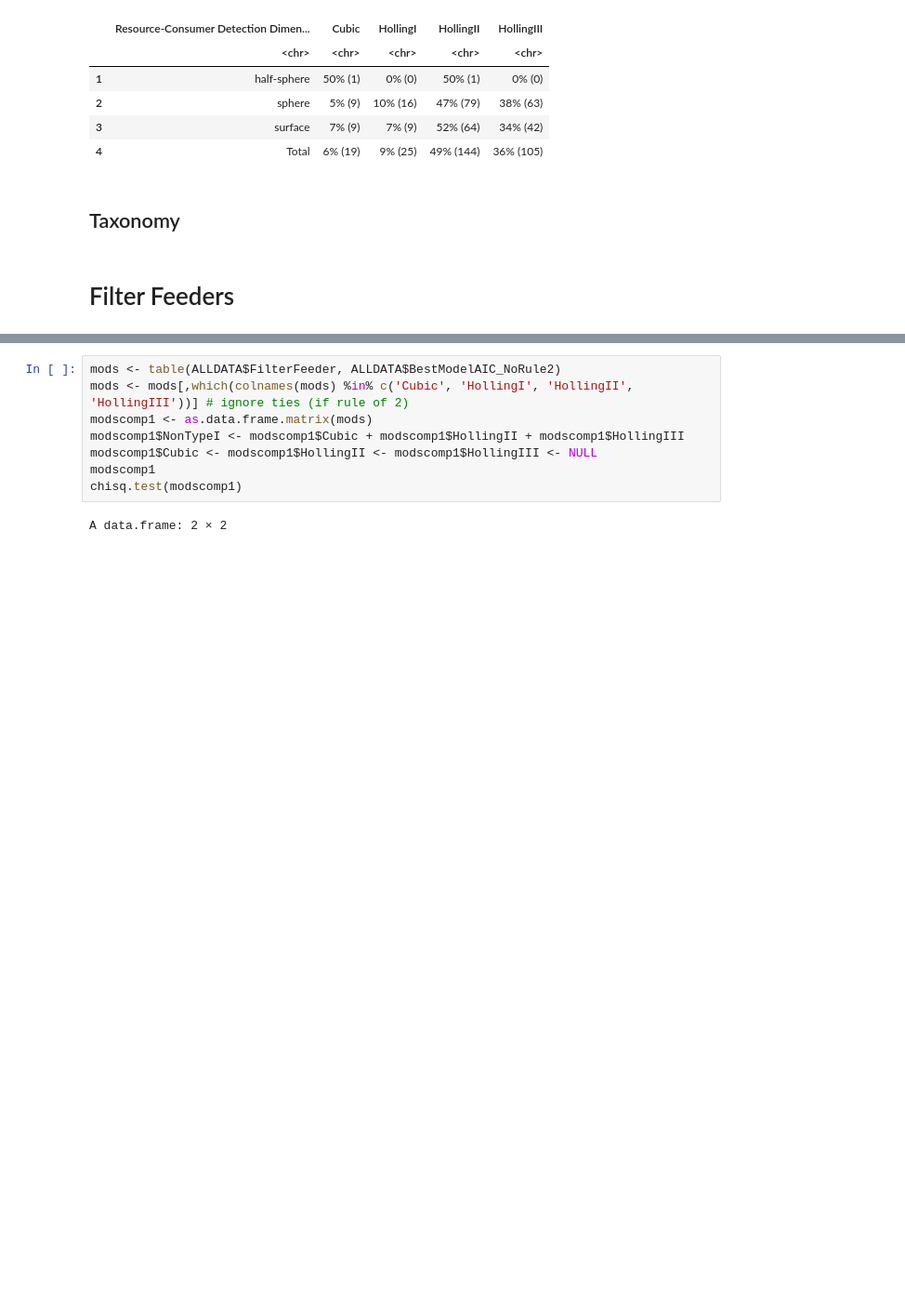
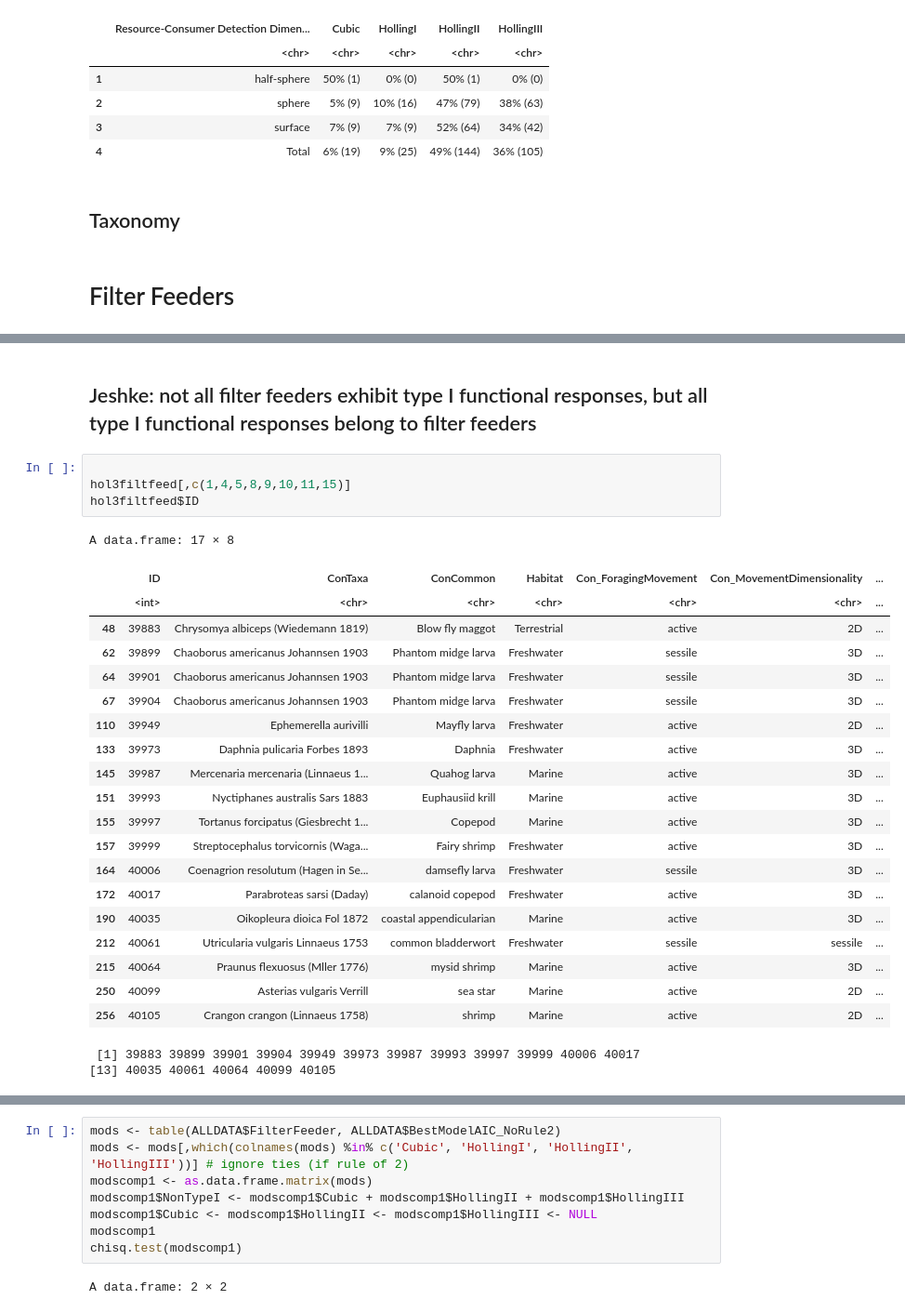
Before and after one commit to ldswaby/CMEECourseWork, a Jupyter notebook: MiniProject/Notes/Data_Analysis_in_R.ipynb, the cells around one changed output, grey strips where cells are left out. Shown at 93% size. Cells and saved outputs as stored; diff of their text form; blank space fills up the shorter version.

```diff
--- a/MiniProject/Notes/Data_Analysis_in_R.ipynb
+++ b/MiniProject/Notes/Data_Analysis_in_R.ipynb
@@ -632,0 +688,29 @@ plotBestFits(ALLDATA, 'Model', 'N')
+# %% [markdown]
+## Jeshke: not all filter feeders exhibit type I functional responses, but all type I functional responses belong to filter feeders
+# %%
+
+hol3filtfeed[,c(1,4,5,8,9,10,11,15)]
+hol3filtfeed$ID
+# %% [output]
+A data.frame: 17 × 8
+|  | ID | ConTaxa | ConCommon | Habitat | Con_ForagingMovement | Con_MovementDimensionality | ... |
+|  | <int> | <chr> | <chr> | <chr> | <chr> | <chr> | ... |
+| 48 | 39883 | Chrysomya albiceps (Wiedemann 1819) | Blow fly maggot | Terrestrial | active | 2D | ... |
+| 62 | 39899 | Chaoborus americanus Johannsen 1903 | Phantom midge larva | Freshwater | sessile | 3D | ... |
+| 64 | 39901 | Chaoborus americanus Johannsen 1903 | Phantom midge larva | Freshwater | sessile | 3D | ... |
+| 67 | 39904 | Chaoborus americanus Johannsen 1903 | Phantom midge larva | Freshwater | sessile | 3D | ... |
+| 110 | 39949 | Ephemerella aurivilli | Mayfly larva | Freshwater | active | 2D | ... |
+| 133 | 39973 | Daphnia pulicaria Forbes 1893 | Daphnia | Freshwater | active | 3D | ... |
+| 145 | 39987 | Mercenaria mercenaria (Linnaeus 1... | Quahog larva | Marine | active | 3D | ... |
+| 151 | 39993 | Nyctiphanes australis Sars 1883 | Euphausiid krill | Marine | active | 3D | ... |
+| 155 | 39997 | Tortanus forcipatus (Giesbrecht 1... | Copepod | Marine | active | 3D | ... |
+| 157 | 39999 | Streptocephalus torvicornis (Waga... | Fairy shrimp | Freshwater | active | 3D | ... |
+| 164 | 40006 | Coenagrion resolutum (Hagen in Se... | damsefly larva | Freshwater | sessile | 3D | ... |
+| 172 | 40017 | Parabroteas sarsi (Daday) | calanoid copepod | Freshwater | active | 3D | ... |
+| 190 | 40035 | Oikopleura dioica Fol 1872 | coastal appendicularian | Marine | active | 3D | ... |
+| 212 | 40061 | Utricularia vulgaris Linnaeus 1753 | common bladderwort | Freshwater | sessile | sessile | ... |
+| 215 | 40064 | Praunus flexuosus (Mller 1776) | mysid shrimp | Marine | active | 3D | ... |
+| 250 | 40099 | Asterias vulgaris Verrill | sea star | Marine | active | 2D | ... |
+| 256 | 40105 | Crangon crangon (Linnaeus 1758) | shrimp | Marine | active | 2D | ... |
+ [1] 39883 39899 39901 39904 39949 39973 39987 39993 39997 39999 40006 40017
+[13] 40035 40061 40064 40099 40105
```
Also changed, not shown: parts of 41 cells of this notebook, 10 other files.
